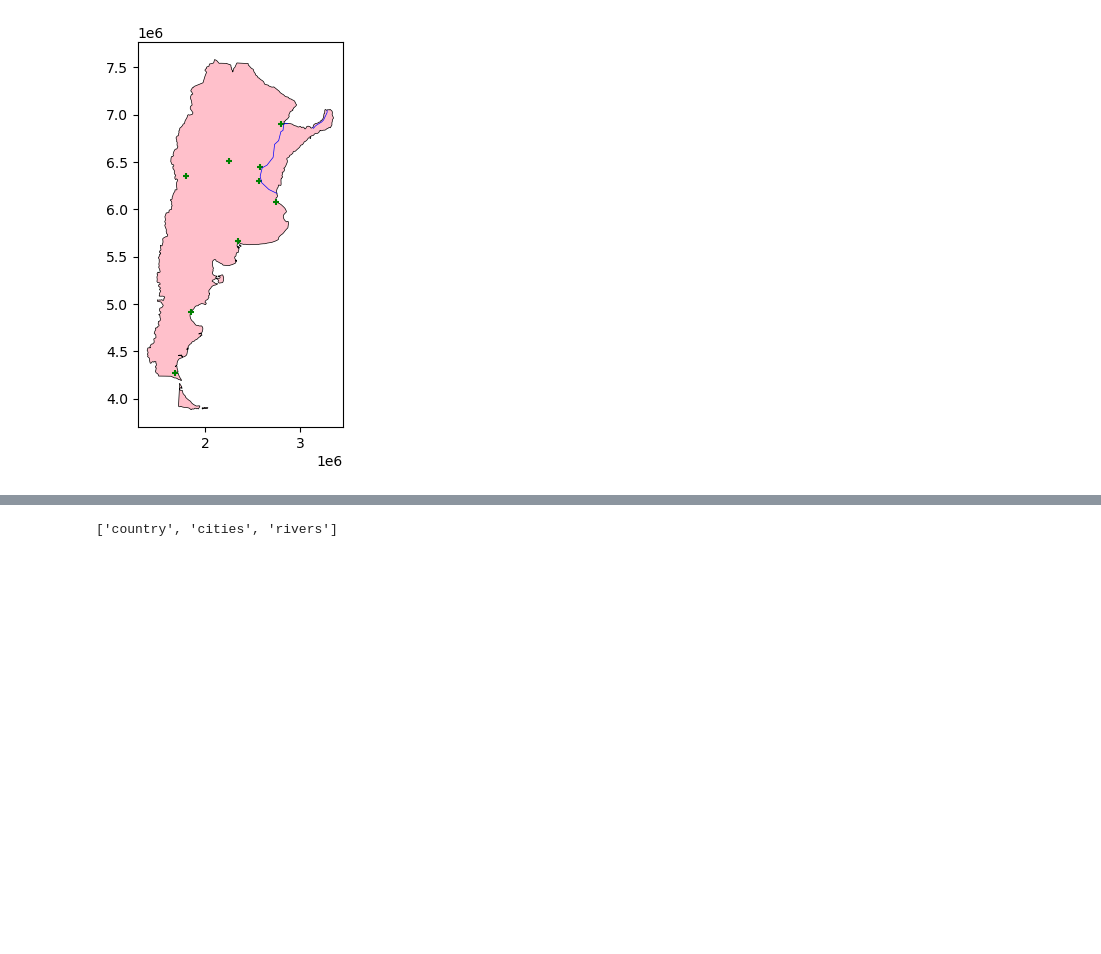
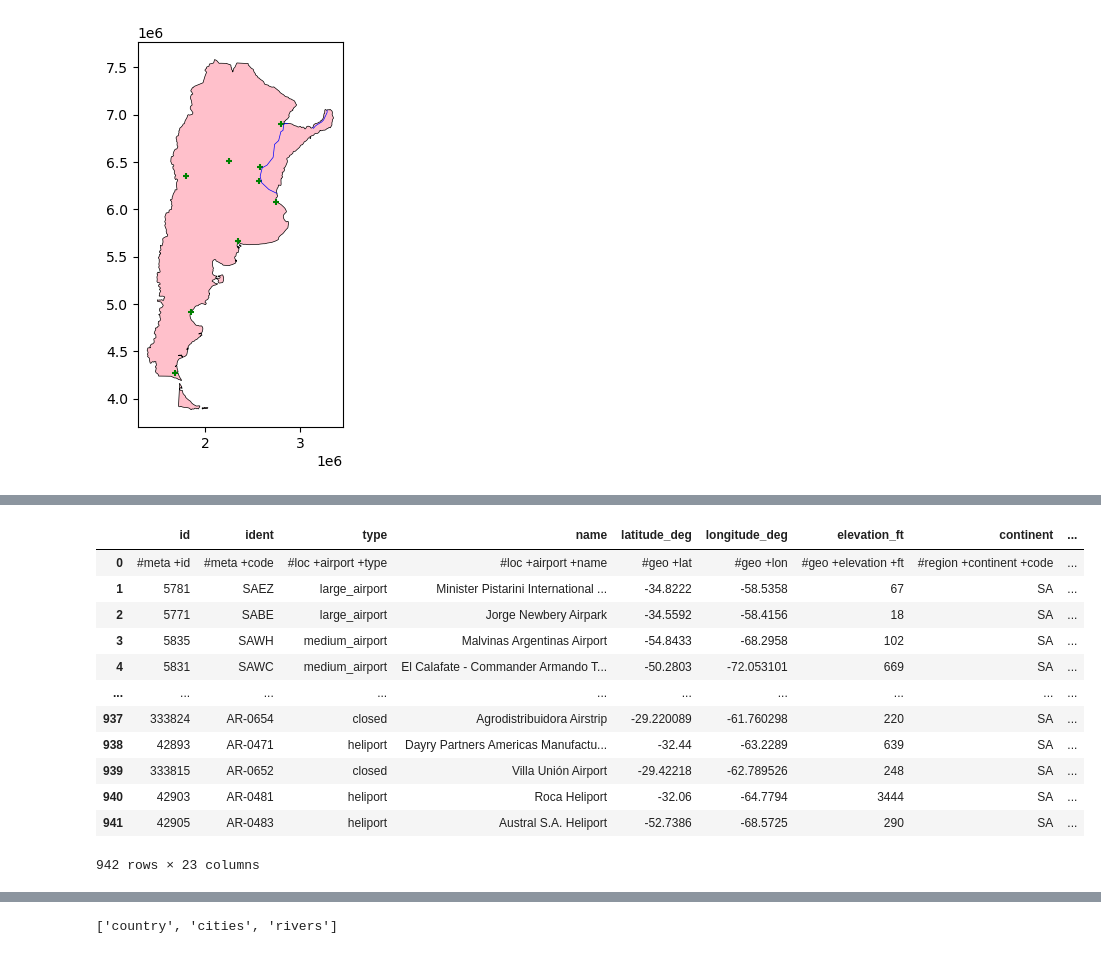
Before and after one commit to Romina300/simpleplot, a Jupyter notebook: index-Copy_simpleplot_Argentina.ipynb, the cells around one changed output, grey strips where cells are left out. Drawn from its saved outputs; the diff is of its cells as text; code cells hidden in the pictures; blank space fills up the shorter version.

```diff
--- a/index-Copy_simpleplot_Argentina.ipynb
+++ b/index-Copy_simpleplot_Argentina.ipynb
@@ -181,3 +179,24 @@ worldMaps='https://github.com/Romina300/simpleplot/raw/main/maps/worldMaps.gpkg'
 countries=gpd.read_file(worldMaps,layer='countries')
 cities=gpd.read_file(worldMaps,layer='cities')
 rivers=gpd.read_file(worldMaps,layer='rivers')
+# %%
+import pandas as pd
+infoairports=pd.read_csv(os.path.join("data","ar-airports.csv"))
+
+# see
+
+infoairports
+# %% [output]
+|  | id | ident | type | name | latitude_deg | longitude_deg | elevation_ft | continent | ... |
+| 0 | #meta +id | #meta +code | #loc +airport +type | #loc +airport +name | #geo +lat | #geo +lon | #geo +elevation +ft | #region +continent +code | ... |
+| 1 | 5781 | SAEZ | large_airport | Minister Pistarini International ... | -34.8222 | -58.5358 | 67 | SA | ... |
+| 2 | 5771 | SABE | large_airport | Jorge Newbery Airpark | -34.5592 | -58.4156 | 18 | SA | ... |
+| 3 | 5835 | SAWH | medium_airport | Malvinas Argentinas Airport | -54.8433 | -68.2958 | 102 | SA | ... |
+| 4 | 5831 | SAWC | medium_airport | El Calafate - Commander Armando T... | -50.2803 | -72.053101 | 669 | SA | ... |
+| ... | ... | ... | ... | ... | ... | ... | ... | ... | ... |
+| 937 | 333824 | AR-0654 | closed | Agrodistribuidora Airstrip | -29.220089 | -61.760298 | 220 | SA | ... |
+| 938 | 42893 | AR-0471 | heliport | Dayry Partners Americas Manufactu... | -32.44 | -63.2289 | 639 | SA | ... |
+| 939 | 333815 | AR-0652 | closed | Villa Unión Airport | -29.42218 | -62.789526 | 248 | SA | ... |
+| 940 | 42903 | AR-0481 | heliport | Roca Heliport | -32.06 | -64.7794 | 3444 | SA | ... |
+| 941 | 42905 | AR-0483 | heliport | Austral S.A. Heliport | -52.7386 | -68.5725 | 290 | SA | ... |
+942 rows × 23 columns
```
Also changed, not shown: parts of 15 cells of this notebook, 2 other files.
